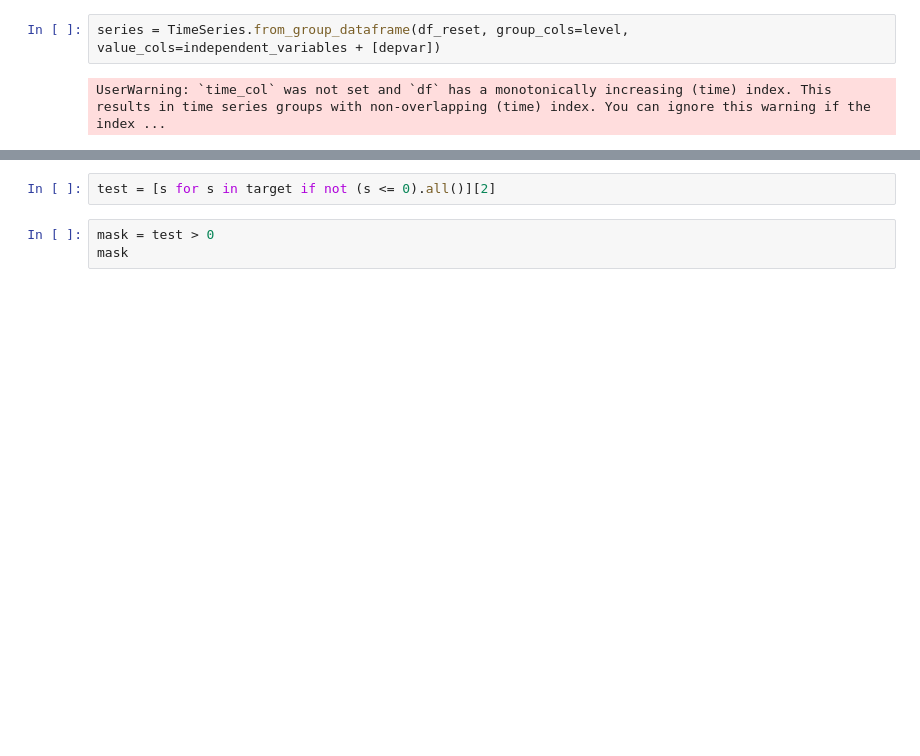
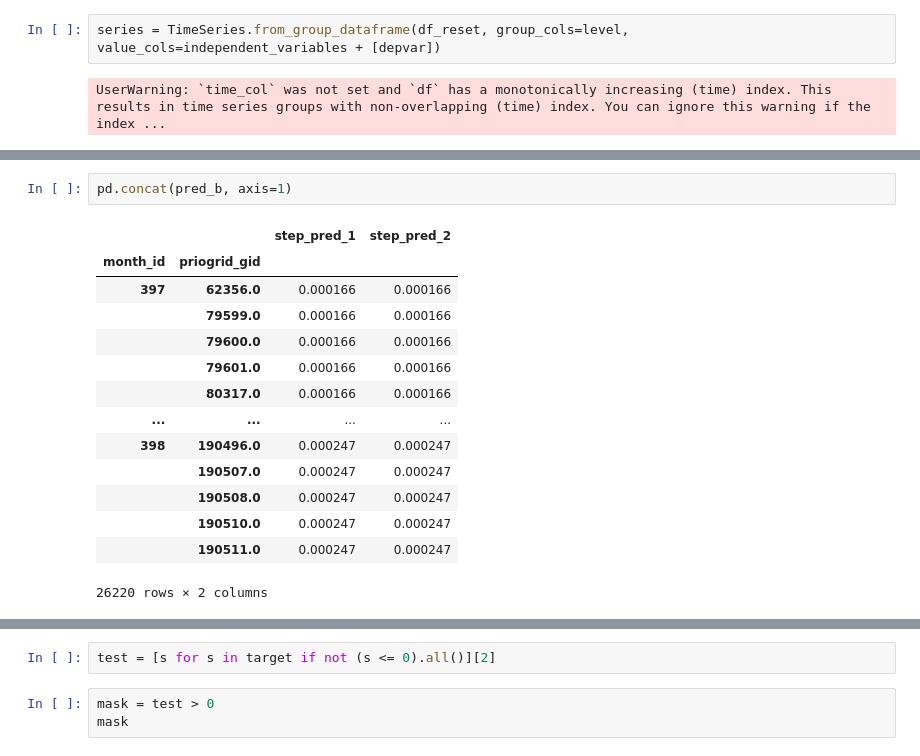
Before and after one commit to prio-data/views_pipeline, a Jupyter notebook: models/old_money/notebooks/test.ipynb, the cells around one changed output, grey strips where cells are left out. Saved outputs shown, nothing was run; the diff lists cells and outputs as text; blank space fills up the shorter version.

```diff
--- a/models/old_money/notebooks/test.ipynb
+++ b/models/old_money/notebooks/test.ipynb
@@ -89,0 +258,17 @@ IndexError: The type of your index was not matched.
+# %%
+pd.concat(pred_b, axis=1)
+# %% [output]
+|  |  | step_pred_1 | step_pred_2 |
+| month_id | priogrid_gid |  |  |
+| 397 | 62356.0 | 0.000166 | 0.000166 |
+|  | 79599.0 | 0.000166 | 0.000166 |
+|  | 79600.0 | 0.000166 | 0.000166 |
+|  | 79601.0 | 0.000166 | 0.000166 |
+|  | 80317.0 | 0.000166 | 0.000166 |
+| ... | ... | ... | ... |
+| 398 | 190496.0 | 0.000247 | 0.000247 |
+|  | 190507.0 | 0.000247 | 0.000247 |
+|  | 190508.0 | 0.000247 | 0.000247 |
+|  | 190510.0 | 0.000247 | 0.000247 |
+|  | 190511.0 | 0.000247 | 0.000247 |
+26220 rows × 2 columns
```
Also changed, not shown: parts of 28 cells of this notebook, 10 other files.
